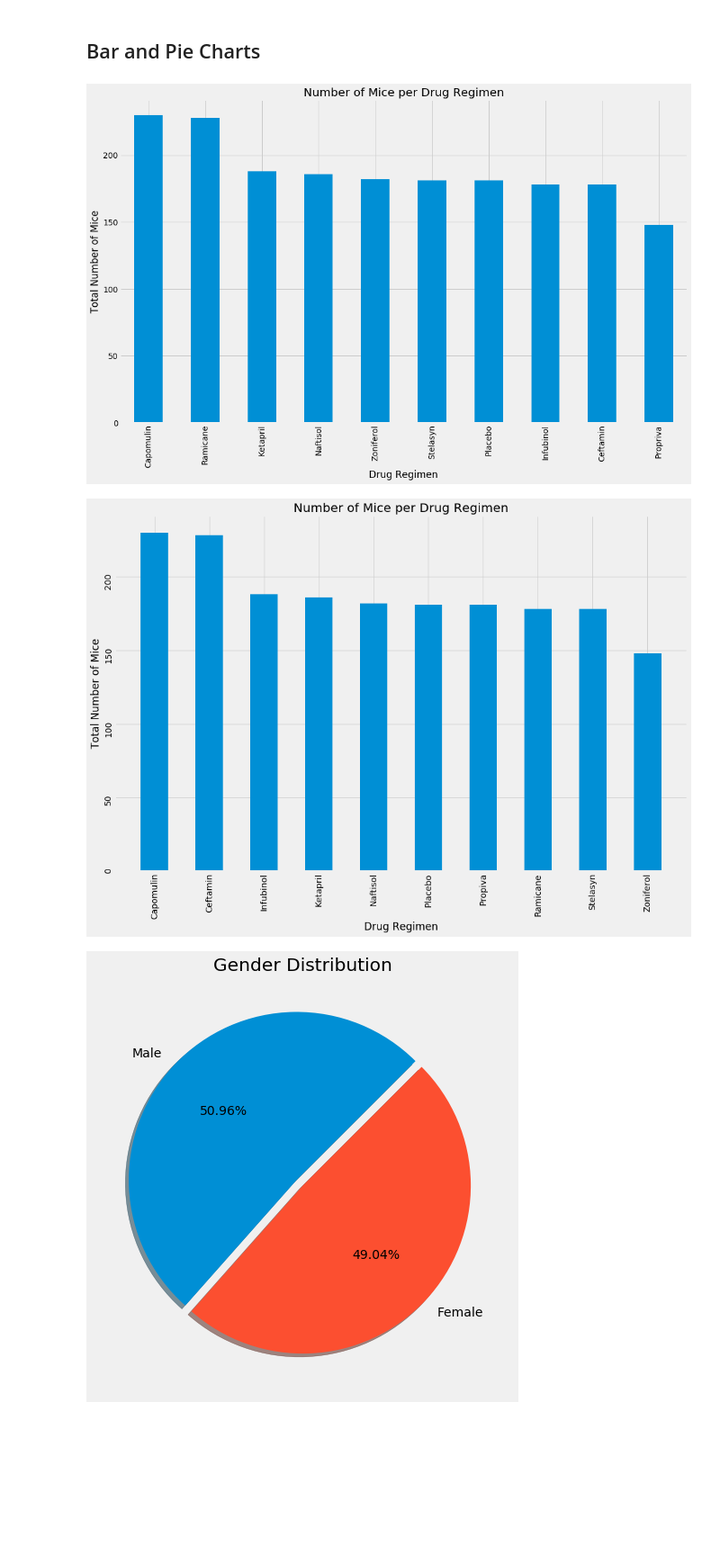
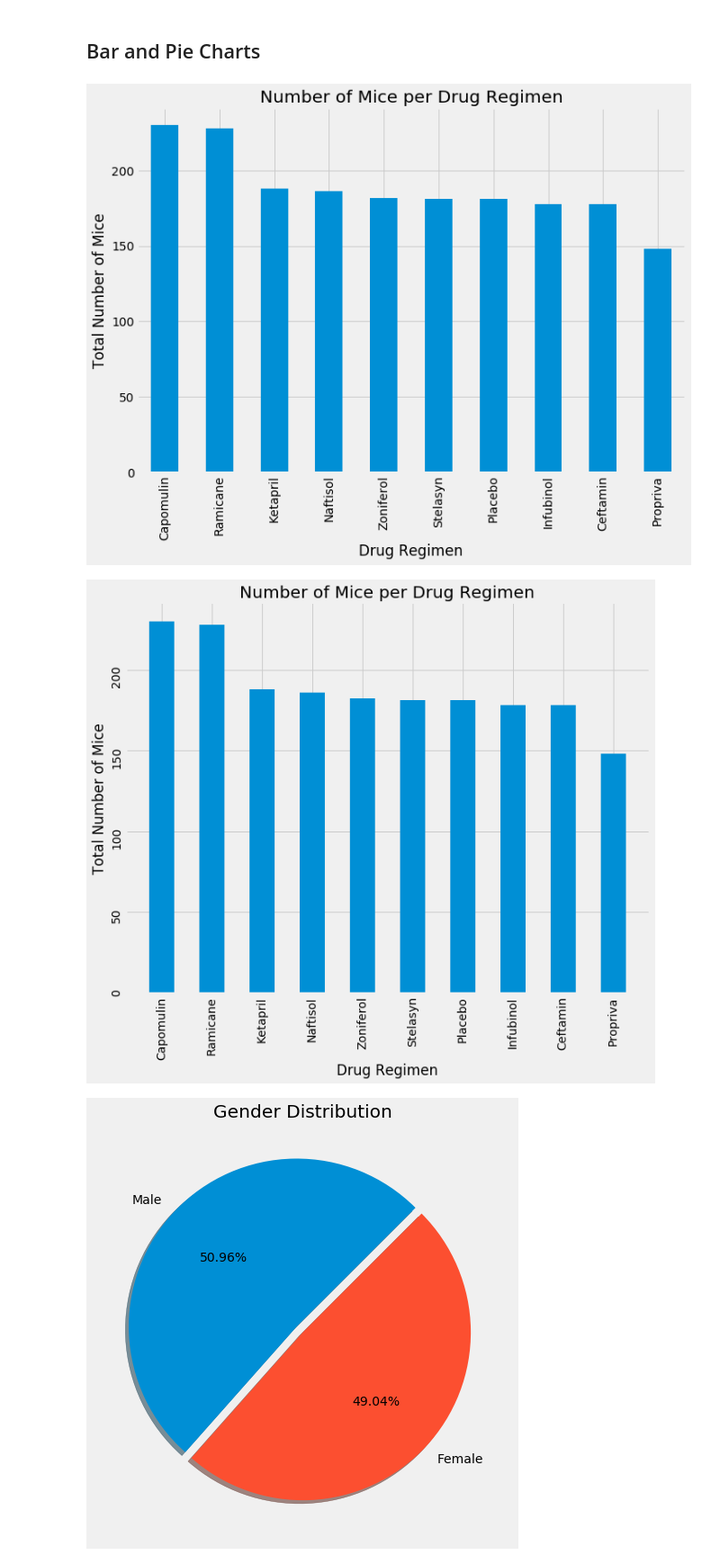
Before and after one commit to MichRisu/matplotlib-challenge, a Jupyter notebook: Pymaceuticals/pymaceuticals_starter.ipynb, the cells around one changed output. Shown: that part at 90% size. Saved outputs shown, nothing was run; the diff lists cells and outputs as text; code cells hidden in the pictures; blank space fills up the shorter version.

```diff
--- a/Pymaceuticals/pymaceuticals_starter.ipynb
+++ b/Pymaceuticals/pymaceuticals_starter.ipynb
@@ -138,37 +140,38 @@ df_tumor_summary.rename(columns={'mean': "Mean", 'median': "Median", 'var': "Var
 # %%
 # Generate a bar plot showing the total number of mice for each treatment
 #throughout the course of the study using pandas.
 mice_per_drug = df_clean.groupby(['Drug Regimen']).count()['Mouse ID']
 
 mice_per_drug_sorted = mice_per_drug.sort_values(ascending=False)
 
-mice_bar = mice_per_drug_sorted.plot.bar(figsize=(15,10));
+mice_bar = mice_per_drug_sorted.plot.bar(figsize=(10,8));
 plt.ylabel("Total Number of Mice");
 plt.title("Number of Mice per Drug Regimen");
 plt.tight_layout()
 plt.show()
 # %% [output]
-[figure, old version]
+[figure, new version]
 # %%
 # Generate a bar plot showing the total number of mice for each treatment throughout the course of the study using pyplot.
 
 # Create an arrays for the x and y axis
 x_axis_drugs = np.arange(len(mice_per_drug))
 mice = mice_per_drug_sorted
+
 #df_clean.groupby(['Drug Regimen'])['Mouse ID'].count().tolist()
 
-fig1, ax1=plt.subplots(figsize=(15,10))
+fig1, ax1=plt.subplots(figsize=(10,8))
 ax1.bar(x_axis_drugs, mice, align='center', width=.5);
 ax1.set(xlabel = "Drug Regimen",
         ylabel = "Total Number of Mice",
        title = "Number of Mice per Drug Regimen",
        xticks = list(x_axis_drugs),
-       xticklabels = ["Capomulin", "Ceftamin", "Infubinol", "Ketapril", "Naftisol", "Placebo",
-                      "Propiva", "Ramicane", "Stelasyn", "Zoniferol"]);
+       xticklabels = ['Capomulin','Ramicane','Ketapril','Naftisol','Zoniferol',
+        'Stelasyn','Placebo','Infubinol','Ceftamin','Propriva']);
 ax1.tick_params(labelrotation=90)
 plt.show()
 # %% [output]
-[figure, old version]
+[figure, new version]
 # %%
 # Create a Dataframe for the gender
 df_gender = pd.DataFrame(df_clean['Sex'].value_counts(normalize=True))
```
Also changed, not shown: parts of 10 cells of this notebook.
